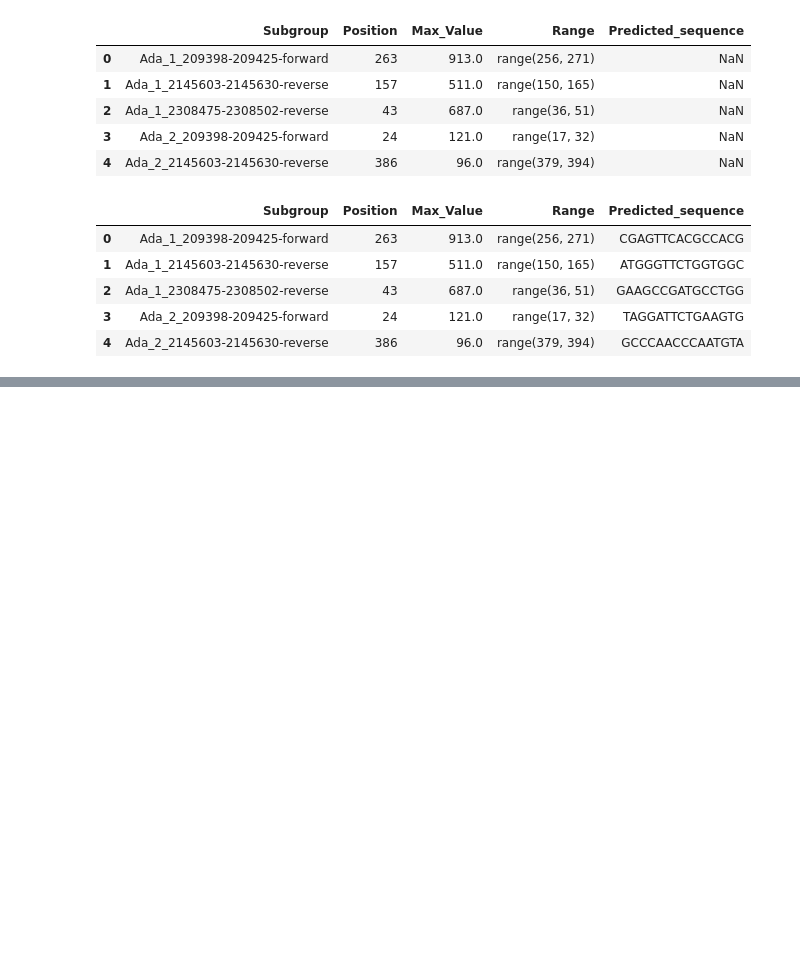
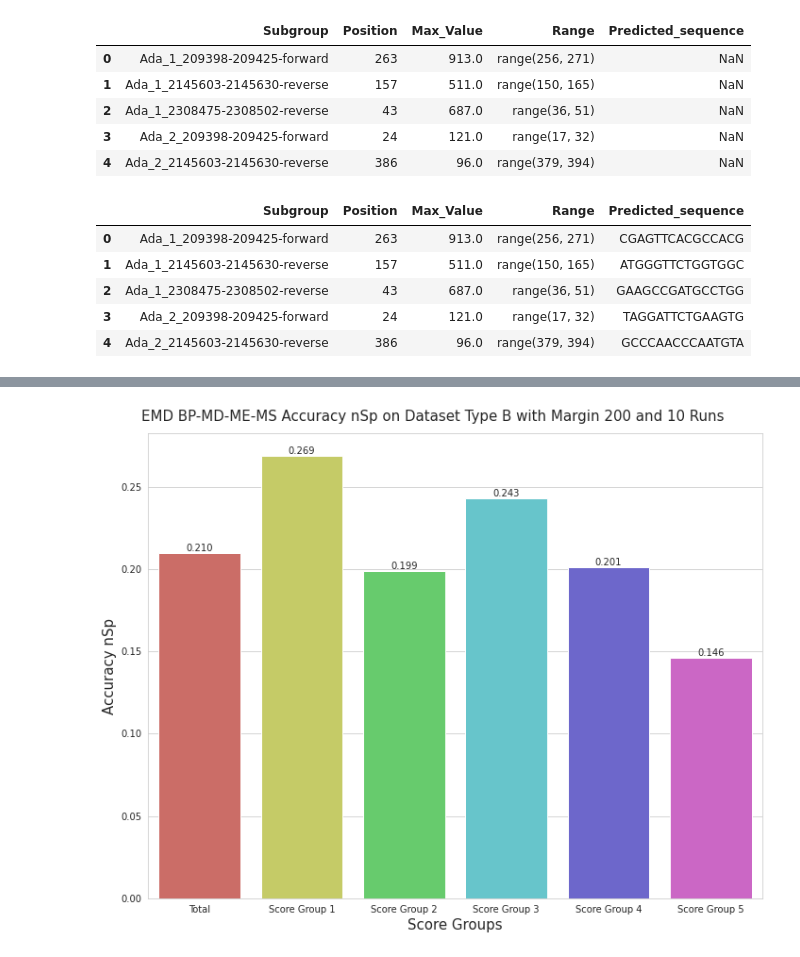
Before and after one commit to SpyrosAlvanakis/Molecular_Algorithms_project, a Jupyter notebook: Run_EMD_Pipeline.ipynb, the cells around one changed output, grey strips where cells are left out. Cells and saved outputs as stored; diff of their text form; code cells hidden in the pictures; blank space fills up the shorter version.

```diff
--- a/Run_EMD_Pipeline.ipynb
+++ b/Run_EMD_Pipeline.ipynb
@@ -314,0 +359,4 @@ added_sites_seq_df.to_csv(f'CSVs/extraction/positions_{algs}_sites_seq.csv', ind
+# %%
+plot_nucleotide_accuracies(predictions_df, 'nSp')
+# %% [output]
+[figure, added]
```
Also changed, not shown: parts of 14 cells of this notebook, 1 other file.
